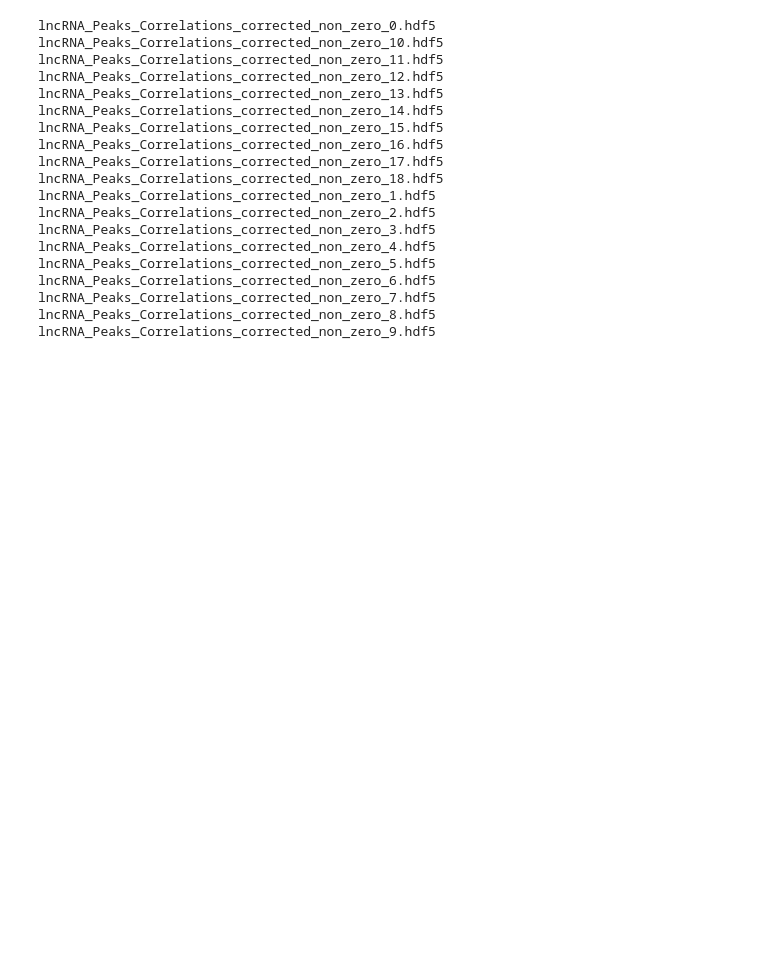
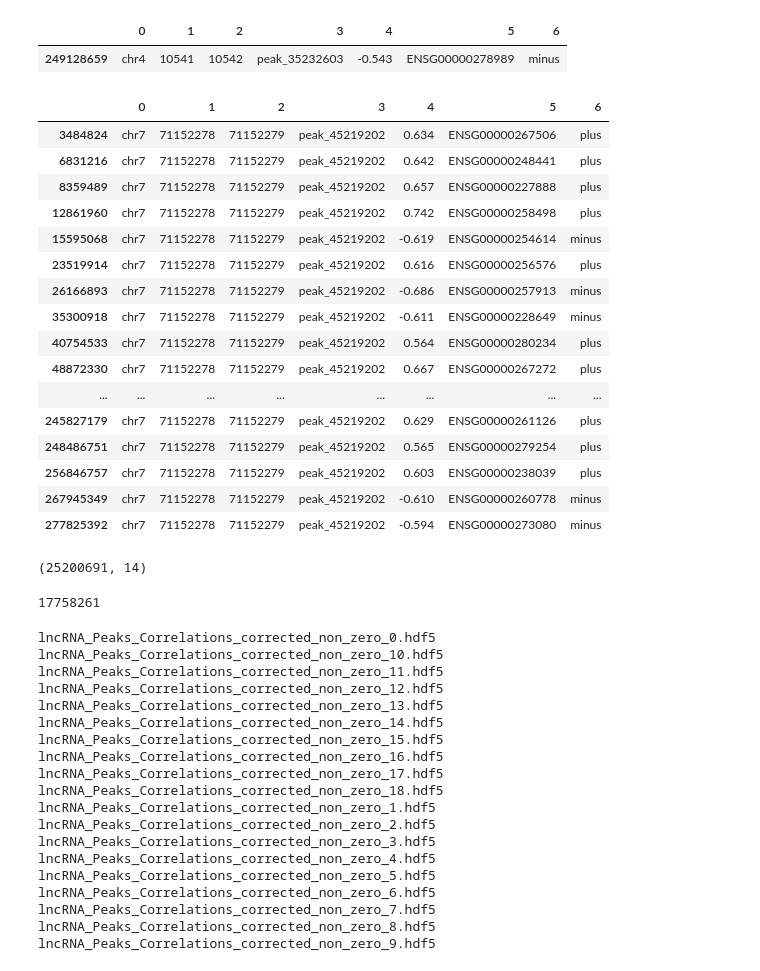
Before and after one commit to magletdinov/fantom.ips-himorna.peaks, a Jupyter notebook: scripts/methylation_new.ipynb, the cells around one changed output. Drawn from its saved outputs; the diff is of its cells as text; code cells hidden in the pictures; blank space fills up the shorter version.

```diff
--- a/scripts/methylation_new.ipynb
+++ b/scripts/methylation_new.ipynb
@@ -122,0 +254,3 @@ ENSG00000280047
+# %%
+to_csv= METHYL_CONCAT / "all_methil_merged.tsv.gz"
+all_methil_merged = pd.read_csv(to_csv, sep="\t", compression="gzip")
@@ -122,0 +303,29 @@ ENSG00000280047
+# %%
+all_methil_merged[all_methil_merged["1"] == 10541]
+# %% [output]
+|  | 0 | 1 | 2 | 3 | 4 | 5 | 6 |
+| 249128659 | chr4 | 10541 | 10542 | peak_35232603 | -0.543 | ENSG00000278989 | minus |
+# %%
+all_methil_merged[all_methil_merged["3"] == "peak_45219202"]
+# %% [output]
+|  | 0 | 1 | 2 | 3 | 4 | 5 | 6 |
+| 3484824 | chr7 | 71152278 | 71152279 | peak_45219202 | 0.634 | ENSG00000267506 | plus |
+| 6831216 | chr7 | 71152278 | 71152279 | peak_45219202 | 0.642 | ENSG00000248441 | plus |
+| 8359489 | chr7 | 71152278 | 71152279 | peak_45219202 | 0.657 | ENSG00000227888 | plus |
+| 12861960 | chr7 | 71152278 | 71152279 | peak_45219202 | 0.742 | ENSG00000258498 | plus |
+| 15595068 | chr7 | 71152278 | 71152279 | peak_45219202 | -0.619 | ENSG00000254614 | minus |
+| 23519914 | chr7 | 71152278 | 71152279 | peak_45219202 | 0.616 | ENSG00000256576 | plus |
+| 26166893 | chr7 | 71152278 | 71152279 | peak_45219202 | -0.686 | ENSG00000257913 | minus |
+| 35300918 | chr7 | 71152278 | 71152279 | peak_45219202 | -0.611 | ENSG00000228649 | minus |
+| 40754533 | chr7 | 71152278 | 71152279 | peak_45219202 | 0.564 | ENSG00000280234 | plus |
+| 48872330 | chr7 | 71152278 | 71152279 | peak_45219202 | 0.667 | ENSG00000267272 | plus |
+| ... | ... | ... | ... | ... | ... | ... | ... |
+| 245827179 | chr7 | 71152278 | 71152279 | peak_45219202 | 0.629 | ENSG00000261126 | plus |
+| 248486751 | chr7 | 71152278 | 71152279 | peak_45219202 | 0.565 | ENSG00000279254 | plus |
+| 256846757 | chr7 | 71152278 | 71152279 | peak_45219202 | 0.603 | ENSG00000238039 | plus |
+| 267945349 | chr7 | 71152278 | 71152279 | peak_45219202 | -0.610 | ENSG00000260778 | minus |
+| 277825392 | chr7 | 71152278 | 71152279 | peak_45219202 | -0.594 | ENSG00000273080 | minus |
+# %%
+peaks_anno_df.shape
+# %% [output]
+(25200691, 14)
@@ -122,0 +334,4 @@ ENSG00000280047
+# %%
+len(bed_concat)
+# %% [output]
+17758261
```
Also changed, not shown: parts of 40 cells of this notebook, 7 other files.
